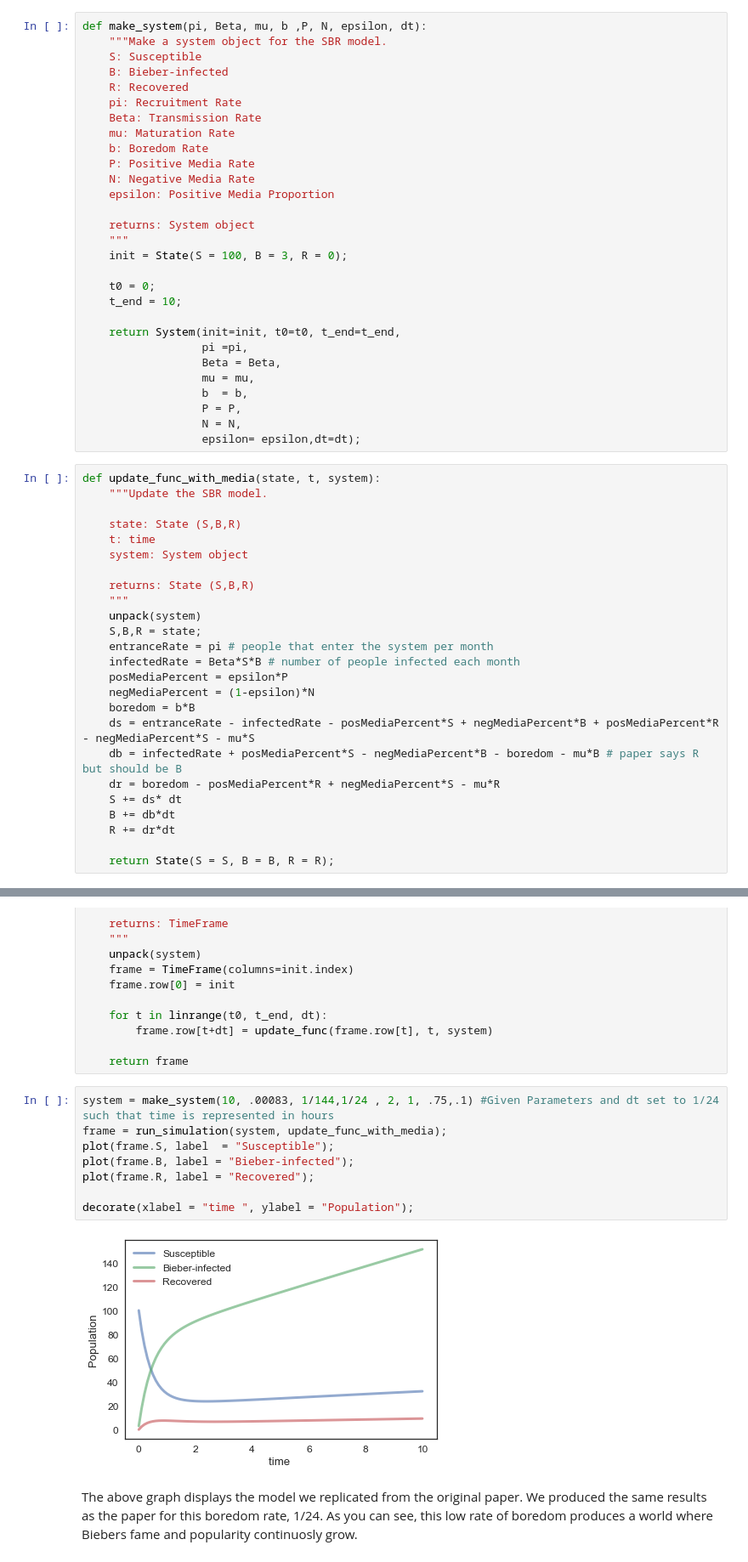
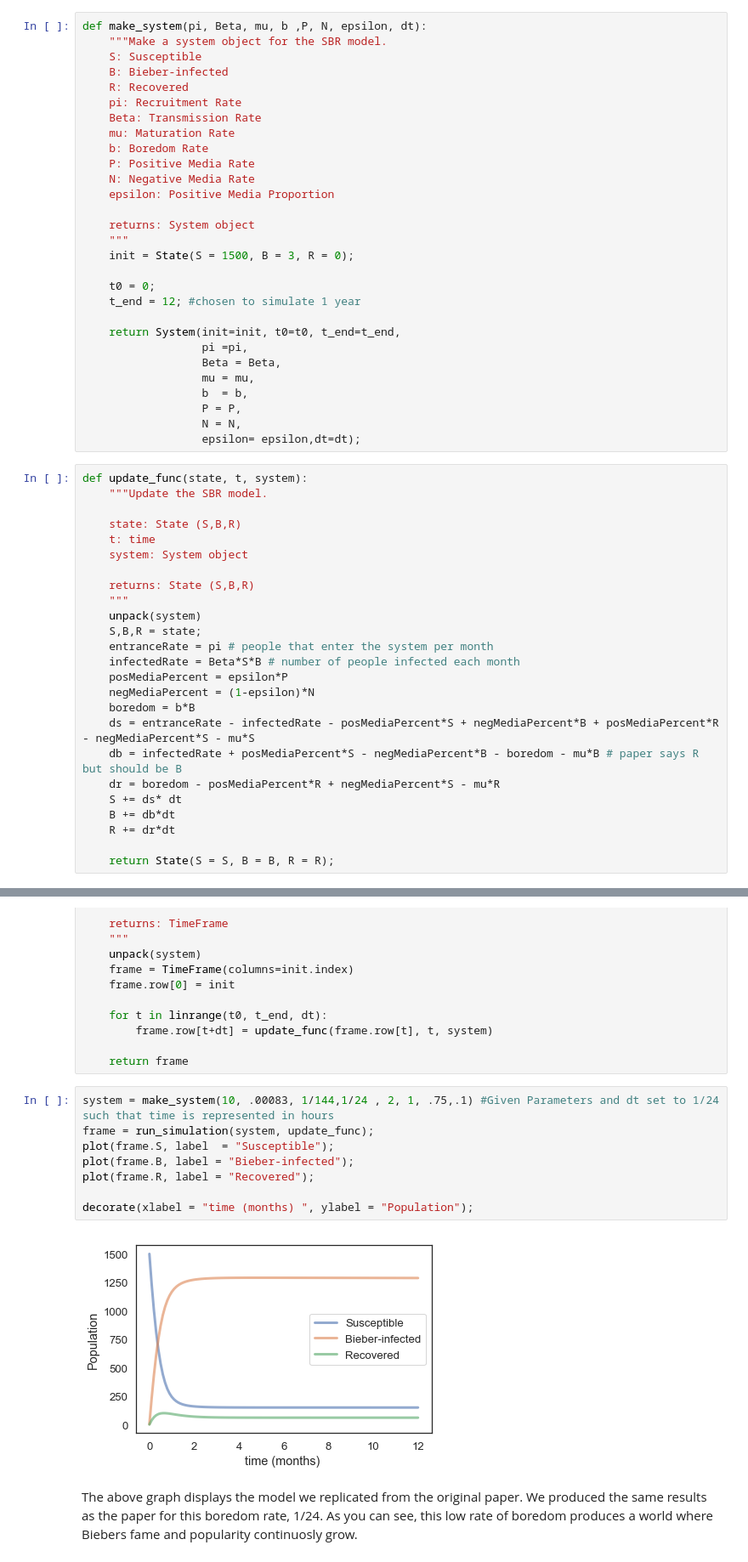
Before and after one commit to mpatil99/modsim-Project2, a Jupyter notebook: Project2.ipynb, the cells around one changed output, grey strips where cells are left out. Shown: that part at 85% size. Drawn from its saved outputs; the diff is of its cells as text.

```diff
--- a/Project2.ipynb
+++ b/Project2.ipynb
@@ -50,10 +65,10 @@ def make_system(pi, Beta, mu, b ,P, N, epsilon, dt):
 
     returns: System object
     """
-    init = State(S = 100, B = 3, R = 0);
+    init = State(S = 1500, B = 3, R = 0);
 
     t0 = 0;
-    t_end = 10;
+    t_end = 12; #chosen to simulate 1 year
 
     return System(init=init, t0=t0, t_end=t_end,
                   pi =pi,
@@ -64,7 +79,7 @@ def make_system(pi, Beta, mu, b ,P, N, epsilon, dt):
                   N = N,
                   epsilon= epsilon,dt=dt);
 # %%
-def update_func_with_media(state, t, system):
+def update_func(state, t, system):
     """Update the SBR model.
 
     state: State (S,B,R)
@@ -132,14 +122,14 @@ def run_simulation(system, update_func):
     return frame
 # %%
 system = make_system(10, .00083, 1/144,1/24 , 2, 1, .75,.1) #Given Parameters and dt set to 1/24 such that time is represented in hours
-frame = run_simulation(system, update_func_with_media);
+frame = run_simulation(system, update_func);
 plot(frame.S, label  = "Susceptible");
 plot(frame.B, label = "Bieber-infected");
 plot(frame.R, label = "Recovered");
 
-decorate(xlabel = "time ", ylabel = "Population");
+decorate(xlabel = "time (months) ", ylabel = "Population");
 # %% [output]
-[figure, old version]
+[figure, new version]
 # %% [markdown]
 The above graph displays the model we replicated from the original paper. We produced the same results as the paper for this boredom rate, 1/24. As you can see, this low rate of boredom produces a world where Biebers fame and popularity continuosly grow.
 # %%
```
Also changed, not shown: parts of 29 cells of this notebook, 2 other files.
